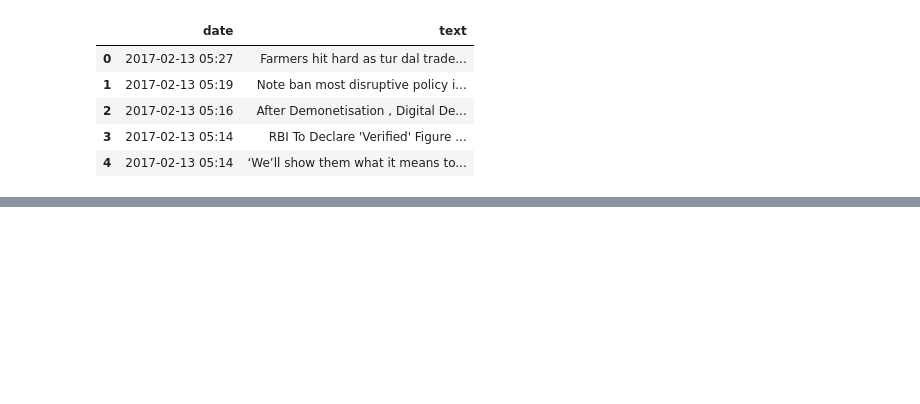
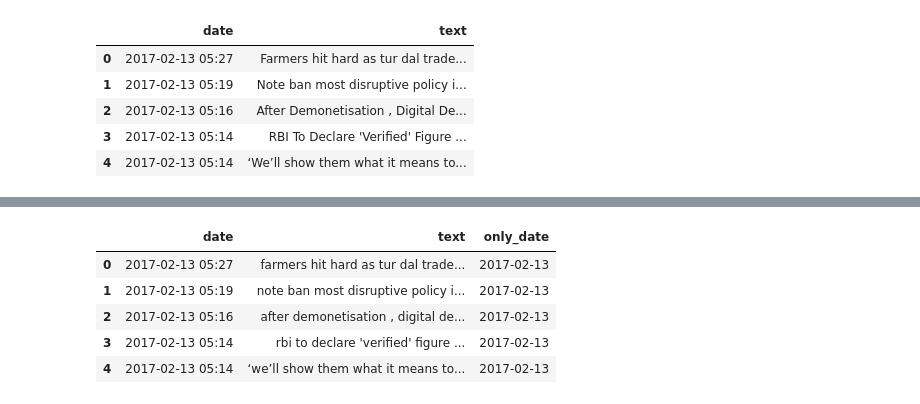
Before and after one commit to JiteshPshah/Twitter-Mining, a Jupyter notebook: Twitter_mining.ipynb, the cells around one changed output, grey strips where cells are left out. Drawn from its saved outputs; the diff is of its cells as text; code cells hidden in the pictures; blank space fills up the shorter version.

```diff
--- a/Twitter_mining.ipynb
+++ b/Twitter_mining.ipynb
@@ -110,0 +198,9 @@ IndexError: string index out of range
+# %%
+Tweets_WithDate.head()
+# %% [output]
+|  | date | text | only_date |
+| 0 | 2017-02-13 05:27 | farmers hit hard as tur dal trade... | 2017-02-13 |
+| 1 | 2017-02-13 05:19 | note ban most disruptive policy i... | 2017-02-13 |
+| 2 | 2017-02-13 05:16 | after demonetisation , digital de... | 2017-02-13 |
+| 3 | 2017-02-13 05:14 | rbi to declare 'verified' figure ... | 2017-02-13 |
+| 4 | 2017-02-13 05:14 | ‘we’ll show them what it means to... | 2017-02-13 |
```
Also changed, not shown: parts of 31 cells of this notebook.
